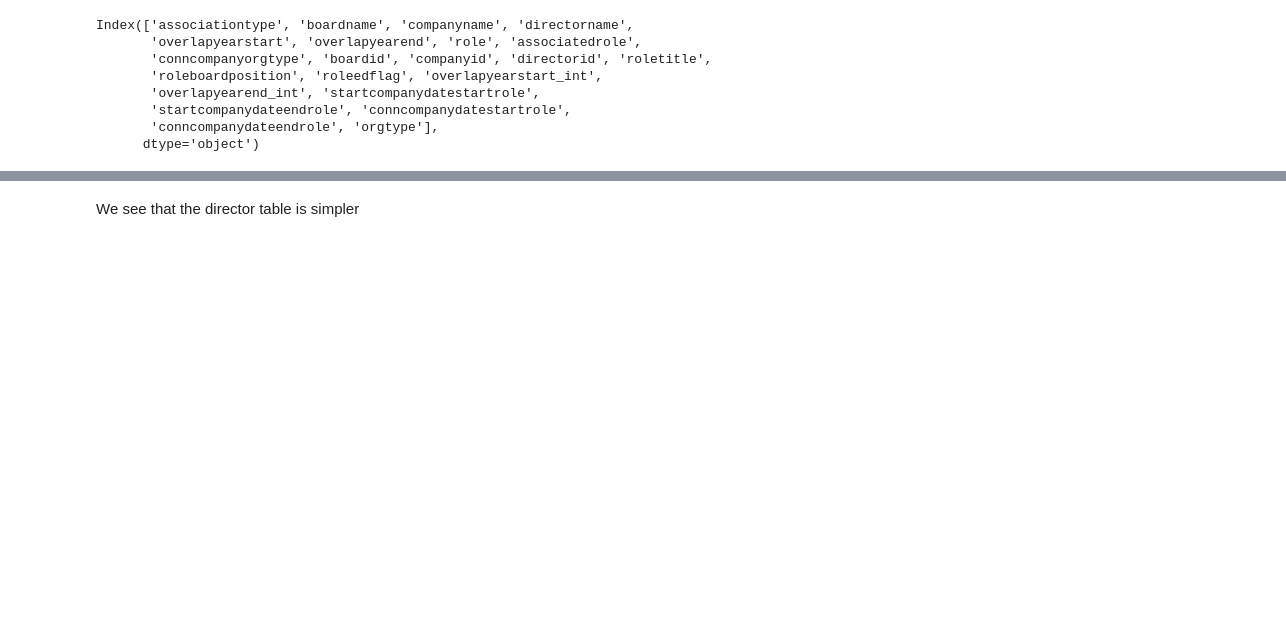
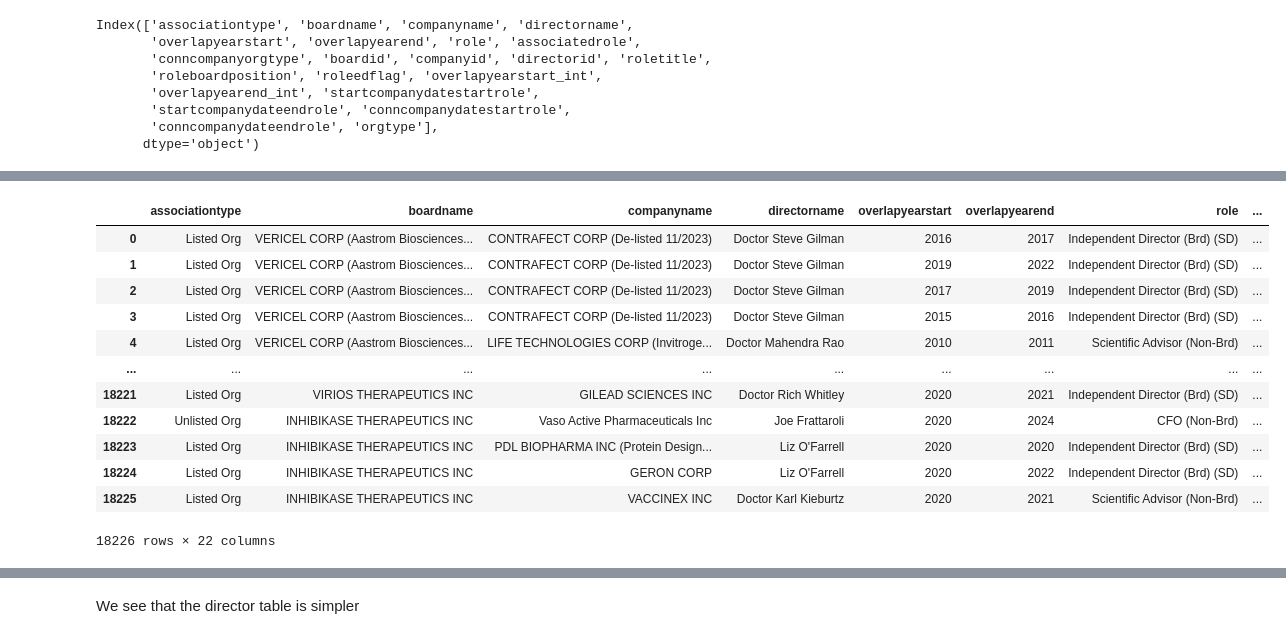
Before and after one commit to PeterHuGC/Imperial_Dissertation_Research, a Jupyter notebook: 6.Dissertation_Full_EDA/2.Full_Data_Query_Approach.ipynb, the cells around one changed output, grey strips where cells are left out. Drawn from its saved outputs; the diff is of its cells as text; code cells hidden in the pictures; blank space fills up the shorter version.

```diff
--- a/6.Dissertation_Full_EDA/2.Full_Data_Query_Approach.ipynb
+++ b/6.Dissertation_Full_EDA/2.Full_Data_Query_Approach.ipynb
@@ -316,2 +316,26 @@ boardex_company_networks_us_df
 | 9655 | Listed Org | LEXEO THERAPEUTICS INC | AMGEN INC | Doctor Jeffery Molkentin | 2023 | Curr | Scientific Advisor (Non-Brd) | ... |
 9656 rows × 22 columns
+# %%
+conn.raw_sql(
+    f"""
+    select *
+    from boardex_na.na_wrds_company_networks bdn
+    where bdn.boardid in {concatenate_to_literal(us_company_id_boardex)} and bdn.companyid in {concatenate_to_literal(us_company_id_boardex)}
+    and
+    bdn.overlapyearstart_int <= 2020 and bdn.overlapyearend_int >= 2011;
+    """ # do this to be consistent with everything
+)
+# %% [output]
+|  | associationtype | boardname | companyname | directorname | overlapyearstart | overlapyearend | role | ... |
+| 0 | Listed Org | VERICEL CORP (Aastrom Biosciences... | CONTRAFECT CORP (De-listed 11/2023) | Doctor Steve Gilman | 2016 | 2017 | Independent Director (Brd) (SD) | ... |
+| 1 | Listed Org | VERICEL CORP (Aastrom Biosciences... | CONTRAFECT CORP (De-listed 11/2023) | Doctor Steve Gilman | 2019 | 2022 | Independent Director (Brd) (SD) | ... |
+| 2 | Listed Org | VERICEL CORP (Aastrom Biosciences... | CONTRAFECT CORP (De-listed 11/2023) | Doctor Steve Gilman | 2017 | 2019 | Independent Director (Brd) (SD) | ... |
+| 3 | Listed Org | VERICEL CORP (Aastrom Biosciences... | CONTRAFECT CORP (De-listed 11/2023) | Doctor Steve Gilman | 2015 | 2016 | Independent Director (Brd) (SD) | ... |
+| 4 | Listed Org | VERICEL CORP (Aastrom Biosciences... | LIFE TECHNOLOGIES CORP (Invitroge... | Doctor Mahendra Rao | 2010 | 2011 | Scientific Advisor (Non-Brd) | ... |
+| ... | ... | ... | ... | ... | ... | ... | ... | ... |
+| 18221 | Listed Org | VIRIOS THERAPEUTICS INC | GILEAD SCIENCES INC | Doctor Rich Whitley | 2020 | 2021 | Independent Director (Brd) (SD) | ... |
+| 18222 | Unlisted Org | INHIBIKASE THERAPEUTICS INC | Vaso Active Pharmaceuticals Inc | Joe Frattaroli | 2020 | 2024 | CFO (Non-Brd) | ... |
+| 18223 | Listed Org | INHIBIKASE THERAPEUTICS INC | PDL BIOPHARMA INC (Protein Design... | Liz O'Farrell | 2020 | 2020 | Independent Director (Brd) (SD) | ... |
+| 18224 | Listed Org | INHIBIKASE THERAPEUTICS INC | GERON CORP | Liz O'Farrell | 2020 | 2022 | Independent Director (Brd) (SD) | ... |
+| 18225 | Listed Org | INHIBIKASE THERAPEUTICS INC | VACCINEX INC | Doctor Karl Kieburtz | 2020 | 2021 | Scientific Advisor (Non-Brd) | ... |
+18226 rows × 22 columns
```
Also changed, not shown: parts of 16 cells of this notebook, 2 other files.
